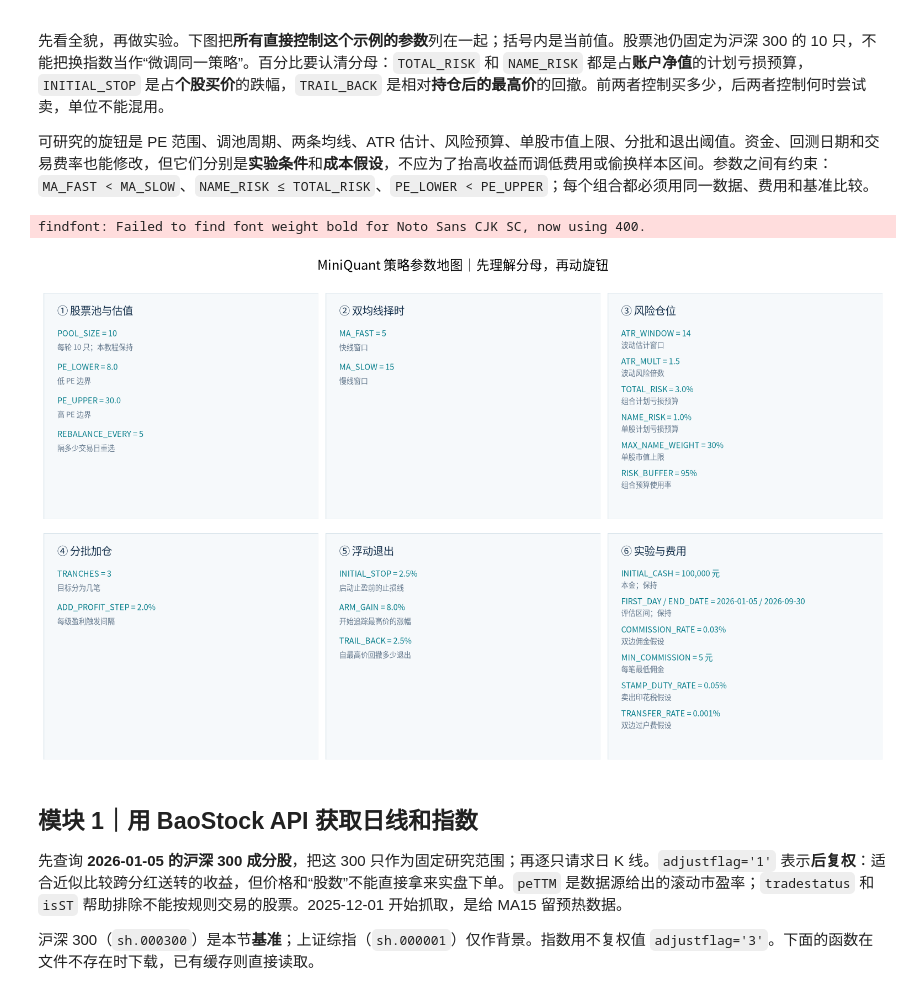
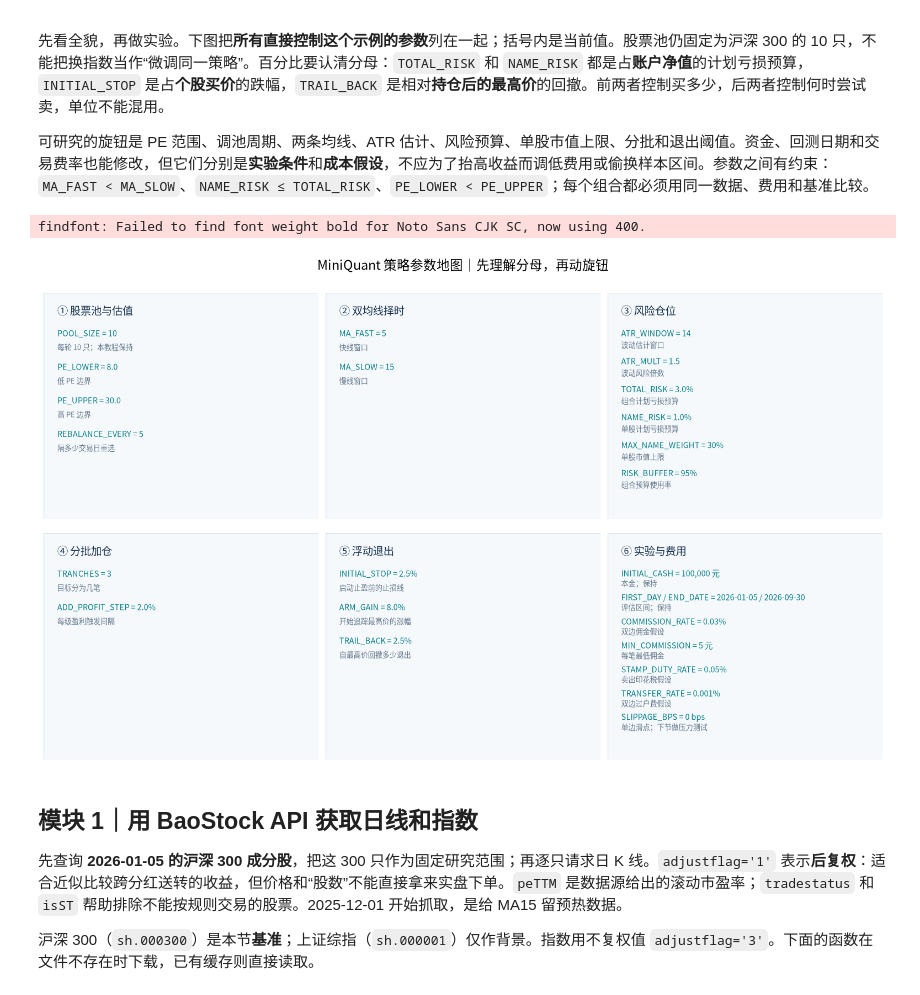
Before and after one commit to ZhengrongYue/MiniQuant, a Jupyter notebook: simple_framework.ipynb, the cells around one changed output. Saved outputs shown, nothing was run; the diff lists cells and outputs as text; code cells hidden in the pictures.

```diff
--- a/simple_framework.ipynb
+++ b/simple_framework.ipynb
@@ -88,34 +89,35 @@ parameter_groups = {
     ],
     '⑥ 实验与费用': [
         ('INITIAL_CASH', f'{INITIAL_CASH:,.0f} 元', '本金；保持'),
         ('FIRST_DAY / END_DATE', f'{FIRST_DAY} / {END_DATE}', '评估区间；保持'),
         ('COMMISSION_RATE', f'{COMMISSION_RATE:.2%}', '双边佣金假设'),
         ('MIN_COMMISSION', f'{MIN_COMMISSION:.0f} 元', '每笔最低佣金'),
         ('STAMP_DUTY_RATE', f'{STAMP_DUTY_RATE:.2%}', '卖出印花税假设'),
         ('TRANSFER_RATE', f'{TRANSFER_RATE:.3%}', '双边过户费假设'),
+        ('SLIPPAGE_BPS', f'{SLIPPAGE_BPS:g} bps', '单边滑点；下节做压力测试'),
     ],
 }
 from matplotlib.patches import Rectangle
 fig, axes = plt.subplots(2, 3, figsize=(16, 9.5), facecolor='white')
 for ax, (group_name, items) in zip(axes.flat, parameter_groups.items()):
     ax.set_axis_off()
     ax.add_patch(Rectangle((0, 0), 1, 1, transform=ax.transAxes,
                                facecolor='#f6f9fb', edgecolor='#d6e2e9', linewidth=1))
     ax.text(.05, .92, group_name, transform=ax.transAxes,
             fontsize=14, weight='bold', color='#17324d', va='center')
     top, step = .82, .74 / max(len(items), 5)
     for k, (name, value, meaning) in enumerate(items):
         y=top-k*step
         ax.text(.05, y, f'{name} = {value}', transform=ax.transAxes,
                 fontsize=10.5, color='#087f8c', va='center')
         ax.text(.05, y-step*.42, meaning, transform=ax.transAxes,
                 fontsize=9.5, color='#60758a', va='center')
 fig.suptitle('MiniQuant 策略参数地图｜先理解分母，再动旋钮', fontsize=17, y=.995)
 fig.subplots_adjust(left=.025,right=.975,top=.93,bottom=.04,wspace=.025,hspace=.06)
 plt.show()
 # %% [output]
 findfont: Failed to find font weight bold for Noto Sans CJK SC, now using 400.
-[figure, old version]
+[figure, new version]
 # %% [markdown]
 ## 模块 1｜用 BaoStock API 获取日线和指数
 
```
Also changed, not shown: parts of 7 cells of this notebook, 1 other file.
